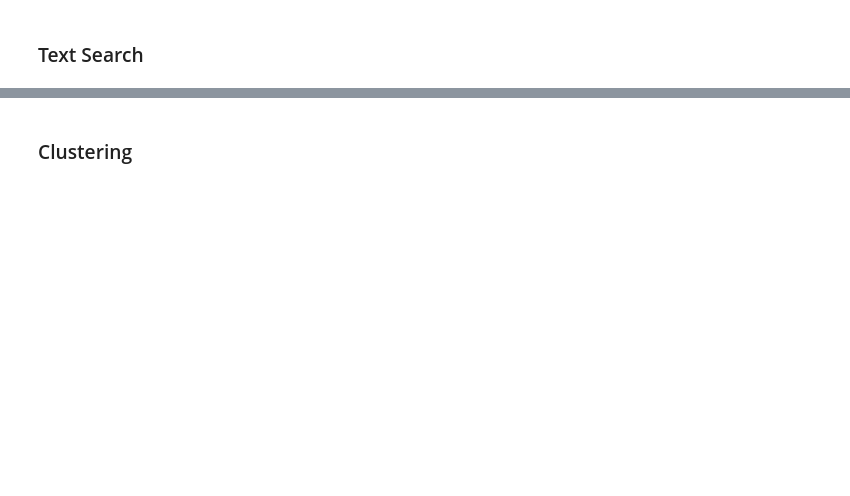
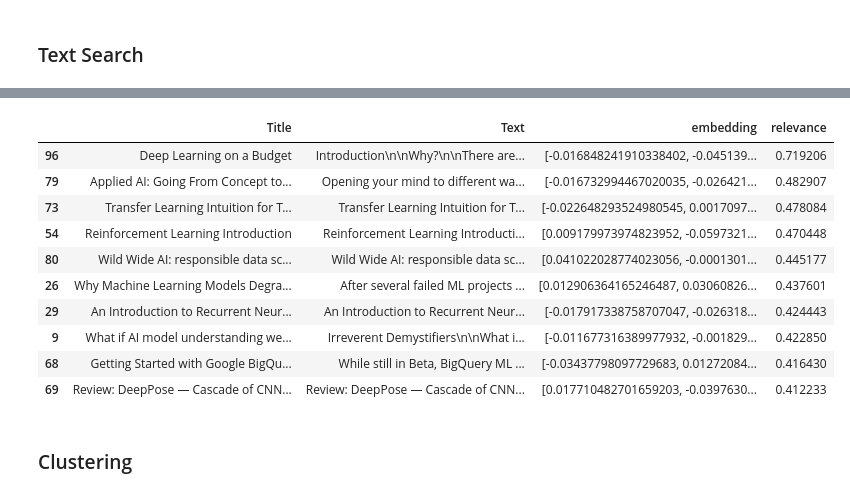
Before and after one commit to abhinav-kimothi/OpenAI-Marvels, a Jupyter notebook: Notebooks/TextGeneration.ipynb, the cells around one changed output, grey strips where cells are left out. Cells and saved outputs as stored; diff of their text form; code cells hidden in the pictures; blank space fills up the shorter version.

```diff
--- a/Notebooks/TextGeneration.ipynb
+++ b/Notebooks/TextGeneration.ipynb
@@ -93,2 +604,16 @@ response.choices[0].message.content
+# %%
+trunc_data.sort_values(by="relevance",ascending=False).iloc[0:10,:]
+# %% [output]
+|  | Title | Text | embedding | relevance |
+| 96 | Deep Learning on a Budget | Introduction\n\nWhy?\n\nThere are... | [-0.016848241910338402, -0.045139... | 0.719206 |
+| 79 | Applied AI: Going From Concept to... | Opening your mind to different wa... | [-0.016732994467020035, -0.026421... | 0.482907 |
+| 73 | Transfer Learning Intuition for T... | Transfer Learning Intuition for T... | [-0.022648293524980545, 0.0017097... | 0.478084 |
+| 54 | Reinforcement Learning Introduction | Reinforcement Learning Introducti... | [0.009179973974823952, -0.0597321... | 0.470448 |
+| 80 | Wild Wide AI: responsible data sc... | Wild Wide AI: responsible data sc... | [0.041022028774023056, -0.0001301... | 0.445177 |
+| 26 | Why Machine Learning Models Degra... | After several failed ML projects ... | [0.012906364165246487, 0.03060826... | 0.437601 |
+| 29 | An Introduction to Recurrent Neur... | An Introduction to Recurrent Neur... | [-0.017917338758707047, -0.026318... | 0.424443 |
+| 9 | What if AI model understanding we... | Irreverent Demystifiers\n\nWhat i... | [-0.011677316389977932, -0.001829... | 0.422850 |
+| 68 | Getting Started with Google BigQu... | While still in Beta, BigQuery ML ... | [-0.03437798097729683, 0.01272084... | 0.416430 |
+| 69 | Review: DeepPose — Cascade of CNN... | Review: DeepPose — Cascade of CNN... | [0.017710482701659203, -0.0397630... | 0.412233 |
 # %% [markdown]
 ### Clustering
```
Also changed, not shown: parts of 146 cells of this notebook, 17 other files.
